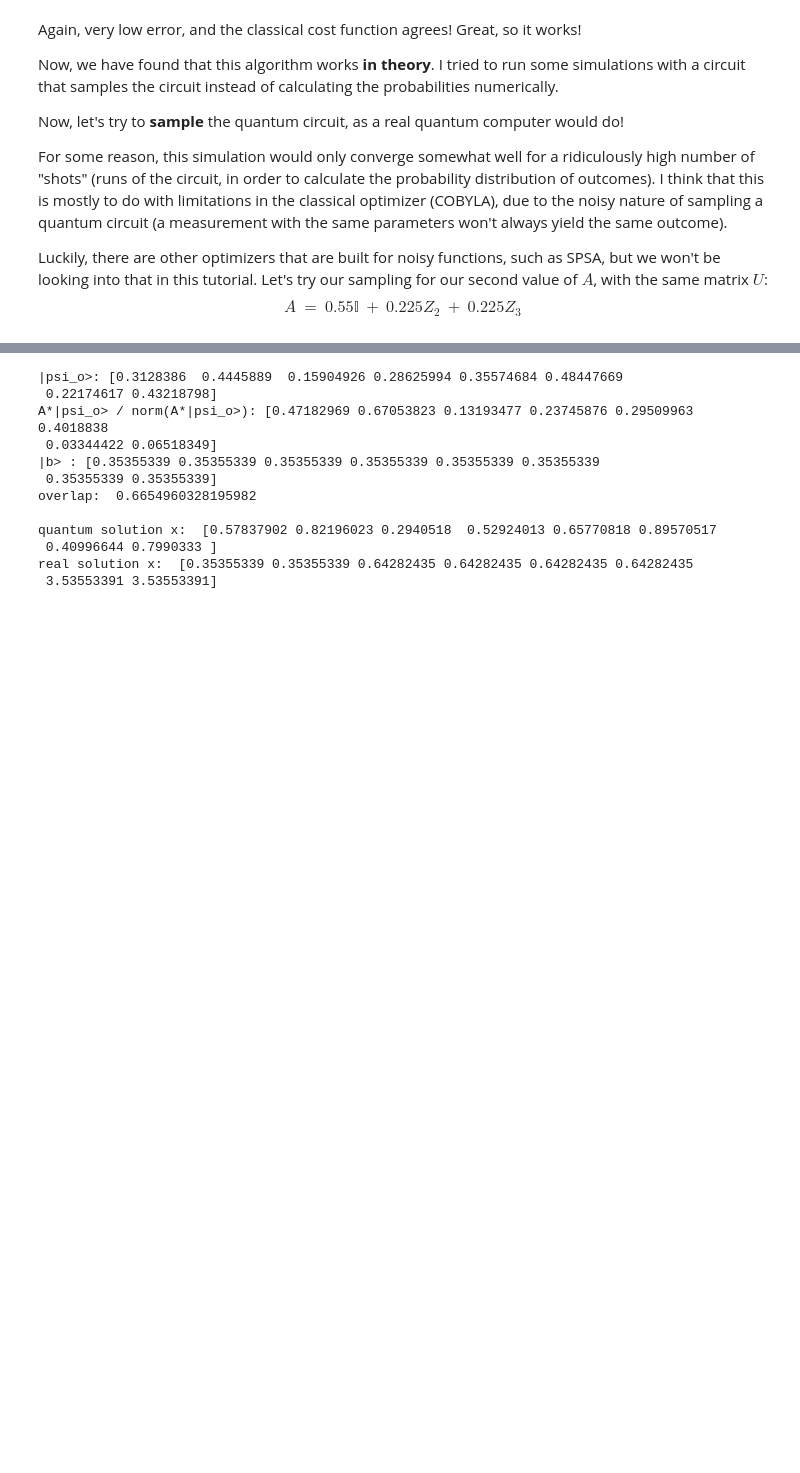
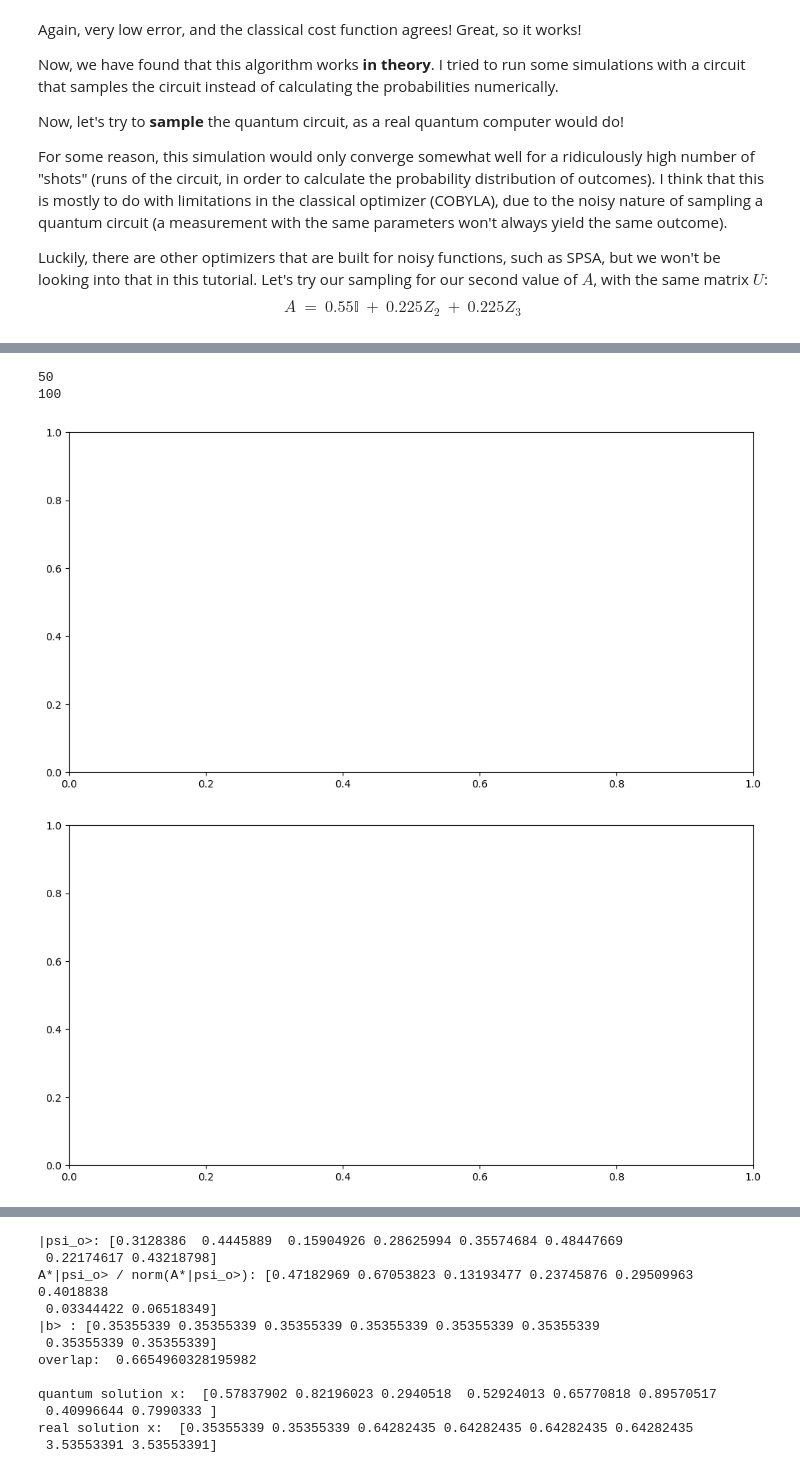
Before and after one commit to ZhiganovD/Numerical-methods-VQE, a Jupyter notebook: Alice_Gregor/Qiskit Notebook VQLS.ipynb, the cells around one changed output, grey strips where cells are left out. Cells and saved outputs as stored; diff of their text form; code cells hidden in the pictures; blank space fills up the shorter version.

```diff
--- a/Alice_Gregor/Qiskit Notebook VQLS.ipynb
+++ b/Alice_Gregor/Qiskit Notebook VQLS.ipynb
@@ -1019,2 +1045,12 @@ Cost Function Value (Sampling): 0.350656 (Num: 0.110608 / Denom: 0.170337)
+# %%
+for shots in SHOTS_list:
+    fig, ax = plt.subplots(1,1,figsize=(12,6))
+    SHOTS = shots
+    print(SHOTS)
+# %% [output]
+50
+100
+[figure, added]
+[figure, added]
 # %%
 # #Using Qiskit SPSA: works, but converges slowly
```
Also changed, not shown: parts of 4 cells of this notebook, 5 other files.
